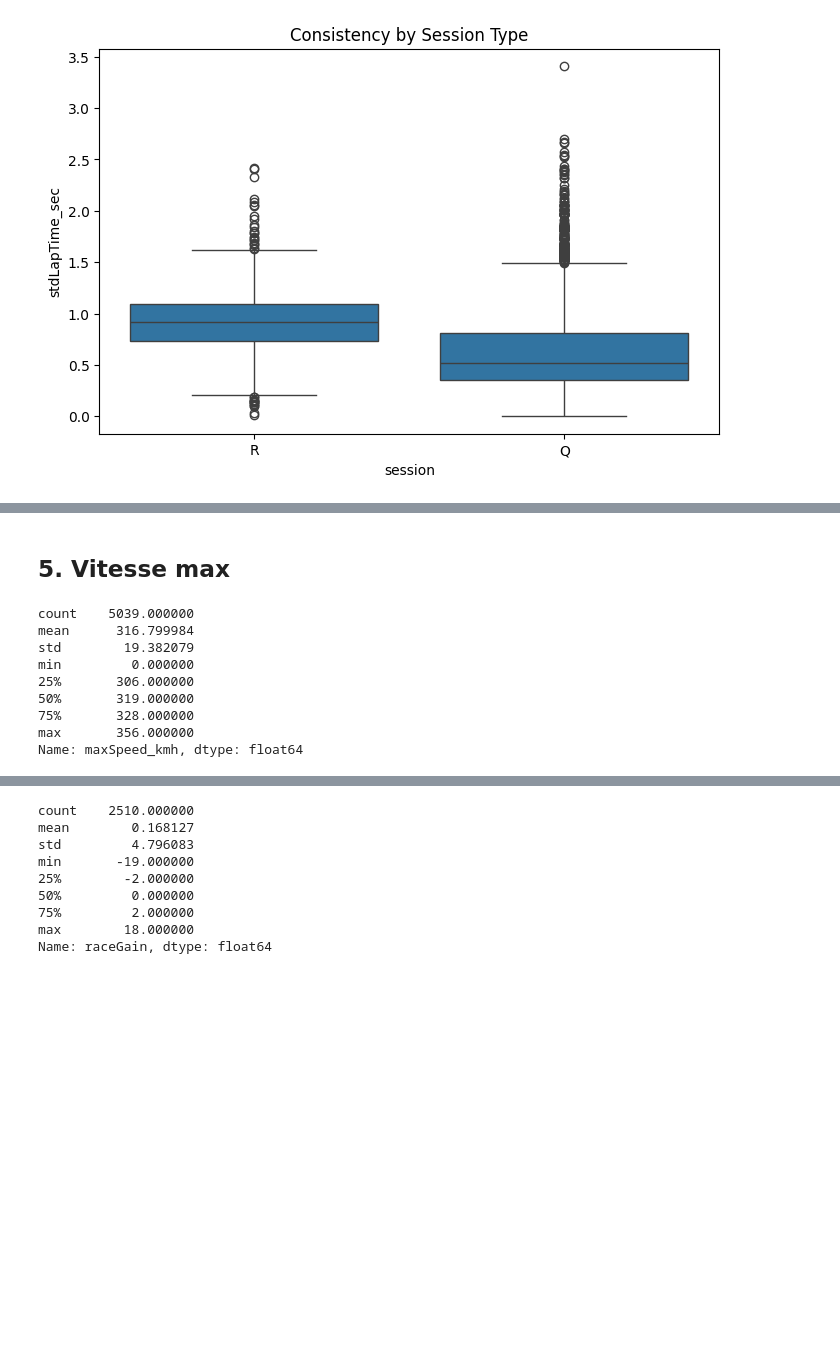
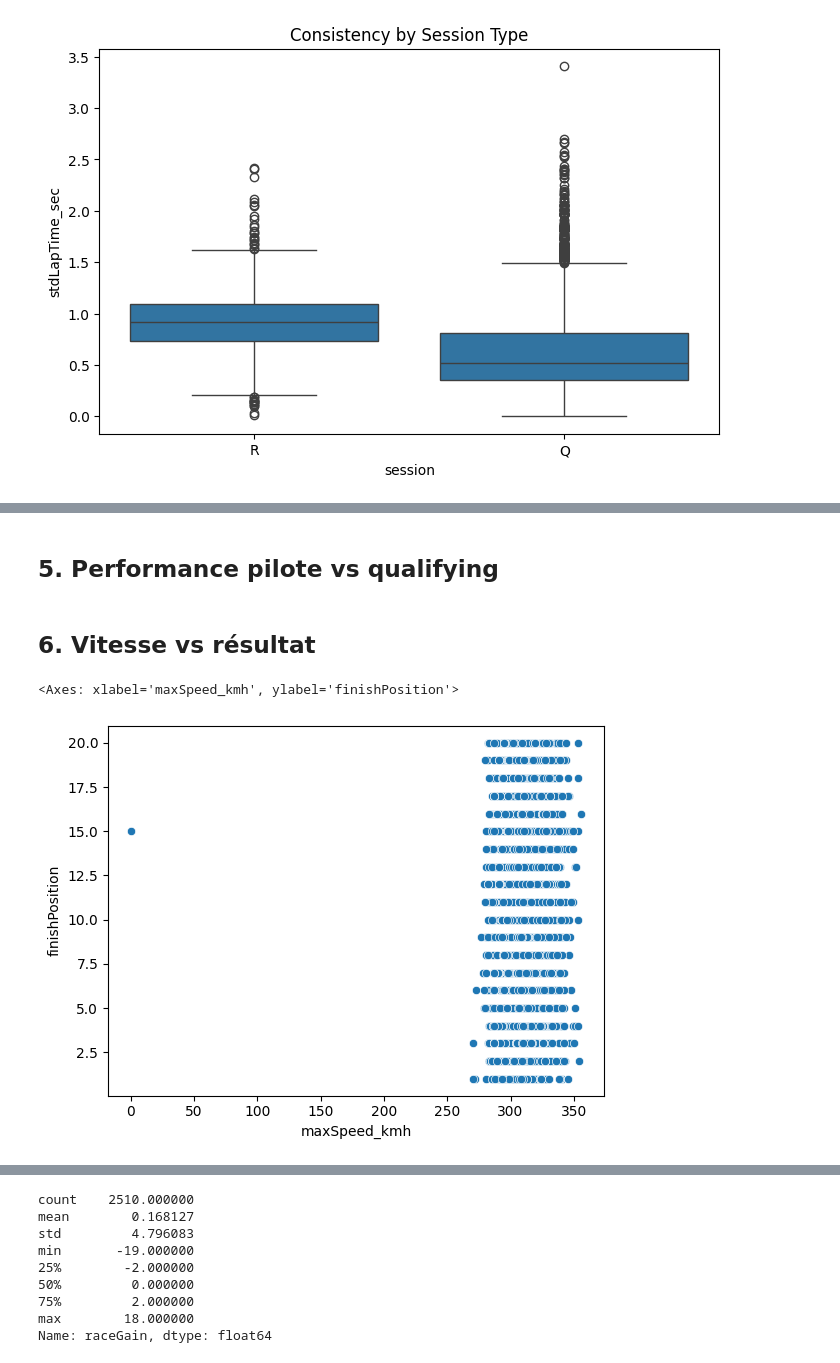
Before and after one commit to imanee3/Fil-rouge, a Jupyter notebook: notebooks/EDA.ipynb, the cells around one changed output, grey strips where cells are left out. Saved outputs shown, nothing was run; the diff lists cells and outputs as text; code cells hidden in the pictures; blank space fills up the shorter version.

```diff
--- a/notebooks/EDA.ipynb
+++ b/notebooks/EDA.ipynb
@@ -111,14 +160,19 @@ plt.show()
 # %% [markdown]
-## 5. Vitesse max
+## 5. Performance pilote vs qualifying
 # %%
-df_fastf1["maxSpeed_kmh"].describe()
+sns.scatterplot(
+    x="qualyPosition",
+    y="finishPosition",
+    data=df_fastf1[df_fastf1["session"]=="Q"]
+)
-# %% [output]
-count    5039.000000
-mean      316.799984
-std        19.382079
-min         0.000000
-25%       306.000000
-50%       319.000000
-75%       328.000000
-max       356.000000
-Name: maxSpeed_kmh, dtype: float64
+# %% [markdown]
+## 6. Vitesse vs résultat
+# %%
+sns.scatterplot(
+    x="maxSpeed_kmh",
+    y="finishPosition",
+    data=df_fastf1[df_fastf1["session"]=="R"]
+)
+# %% [output]
+<Axes: xlabel='maxSpeed_kmh', ylabel='finishPosition'>
+[figure, added]
```
Also changed, not shown: parts of 32 cells of this notebook, 10 other files.
